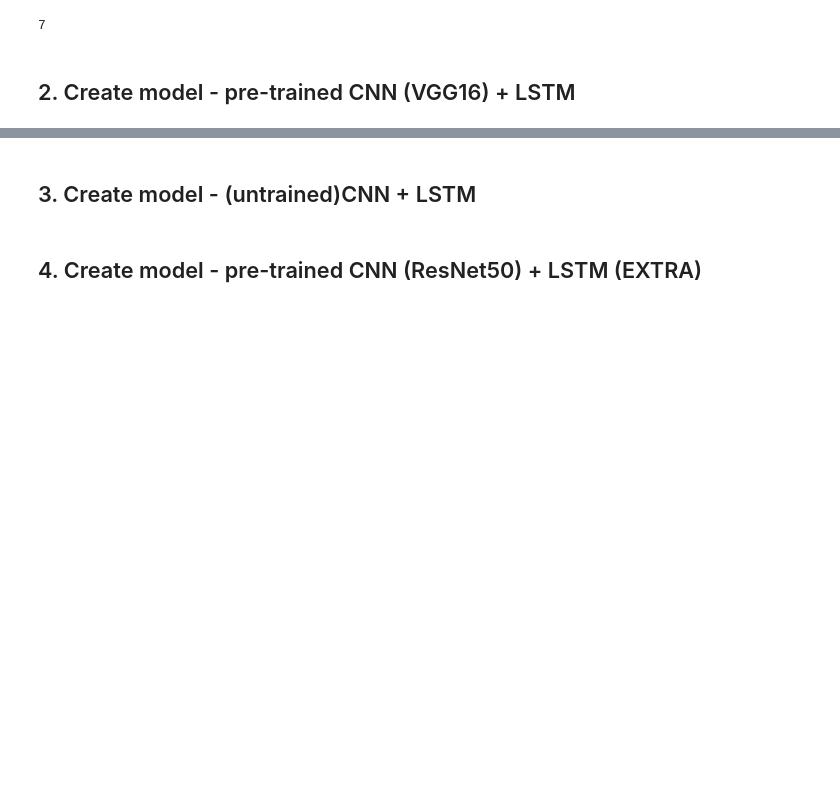
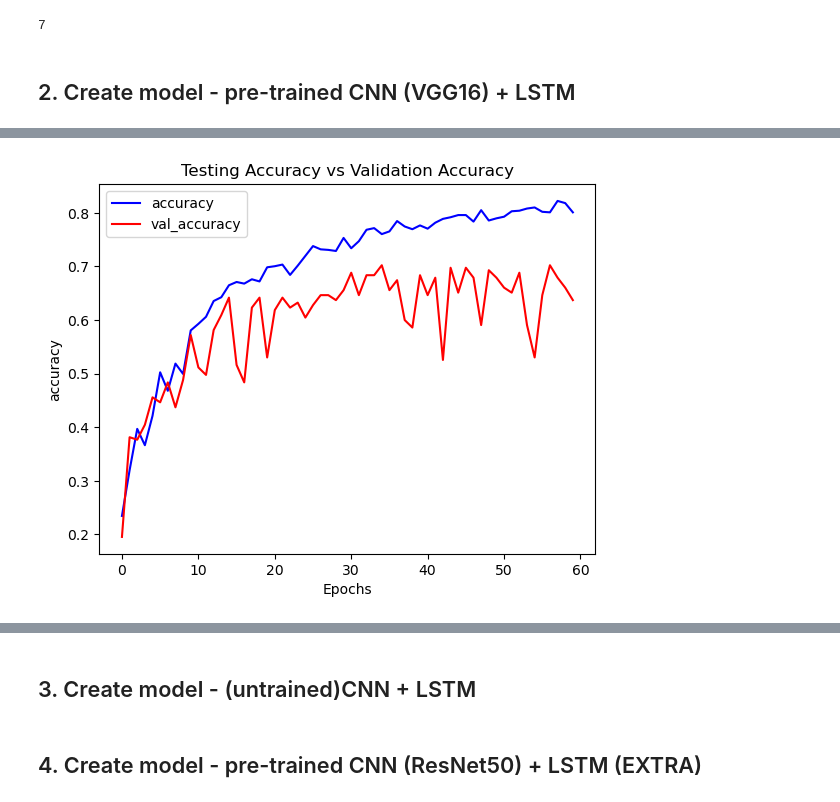
Before and after one commit to peshmerge/advanced_computer_vision, a Jupyter notebook: CNN+LSTM.ipynb, the cells around one changed output, grey strips where cells are left out. Drawn from its saved outputs; the diff is of its cells as text; code cells hidden in the pictures; blank space fills up the shorter version.

```diff
--- a/CNN+LSTM.ipynb
+++ b/CNN+LSTM.ipynb
@@ -253,4 +268,6 @@ plot_metric(CNN_LSTM_model_training_history, 'loss', 'val_loss', 'Total Loss vs
 # %%
-plot_metric(CNN_LSTM_model_training_history, 'accuracy', 'val_accuracy', 'Total Accuracy vs Total Validation Accuracy')
+plot_metric(CNN_LSTM_model_training_history, 'accuracy', 'val_accuracy', 'Testing Accuracy vs Validation Accuracy')
+# %% [output]
+[figure, added]
 # %%
 %%time
```
Also changed, not shown: parts of 6 cells of this notebook, 4 other files.
